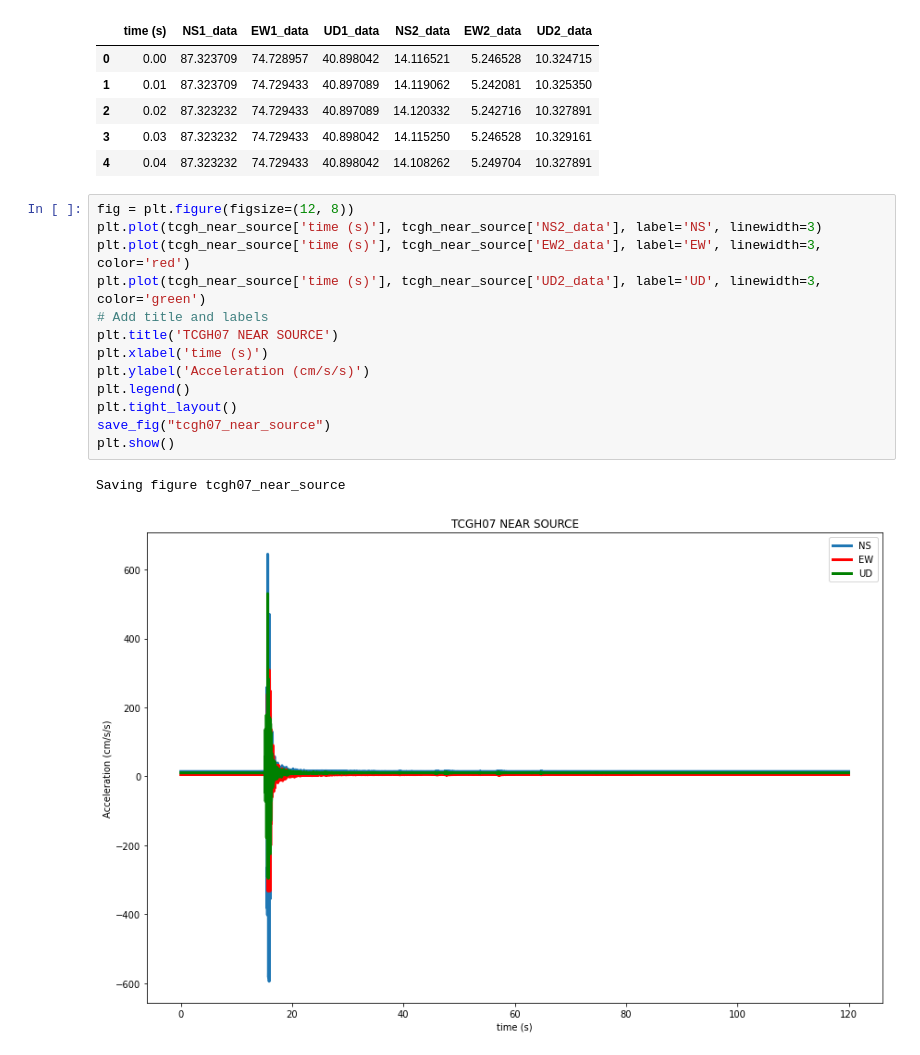
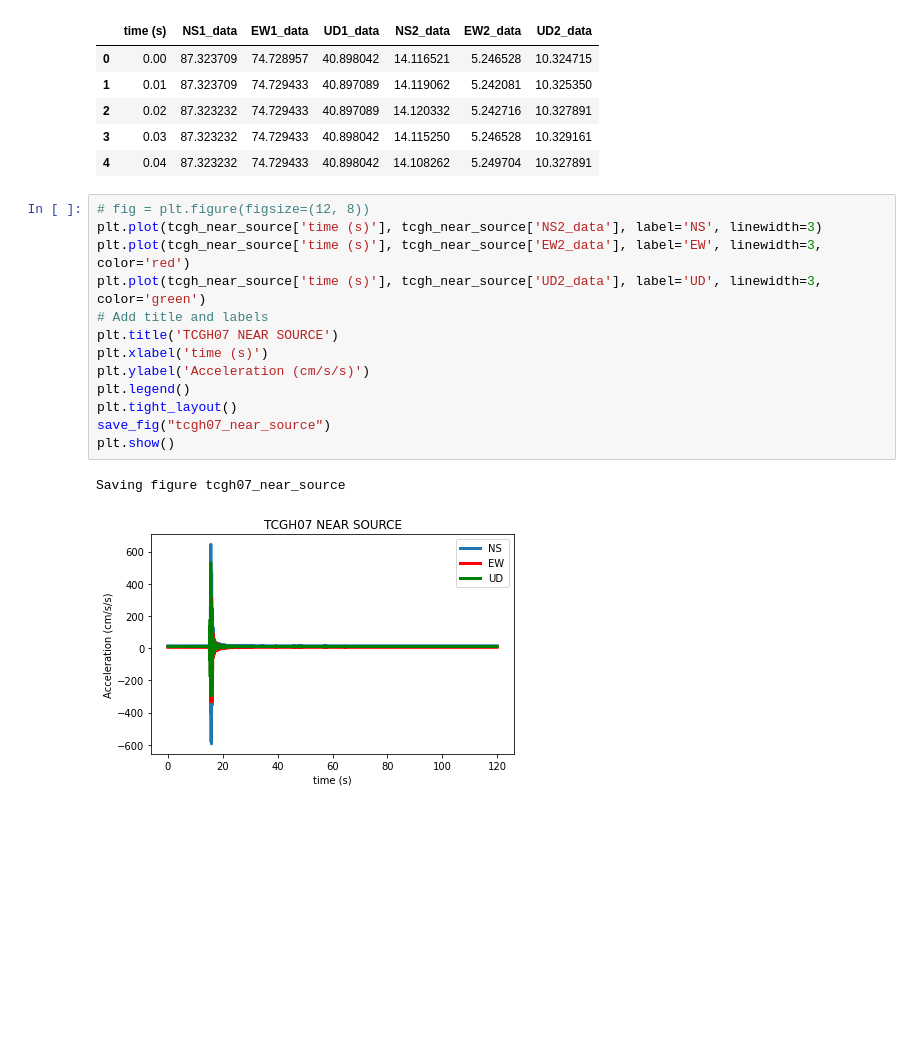
Before and after one commit to SaheedAde/earthquake_early_warning_system, a Jupyter notebook: kik_knet.ipynb, the cells around one changed output. Drawn from its saved outputs; the diff is of its cells as text; blank space fills up the shorter version.

```diff
--- a/kik_knet.ipynb
+++ b/kik_knet.ipynb
@@ -424,19 +424,19 @@ tcgh_near_source.head()
 | 3 | 0.03 | 87.323232 | 74.729433 | 40.898042 | 14.115250 | 5.246528 | 10.329161 |
 | 4 | 0.04 | 87.323232 | 74.729433 | 40.898042 | 14.108262 | 5.249704 | 10.327891 |
 # %%
-fig = plt.figure(figsize=(12, 8))
+# fig = plt.figure(figsize=(12, 8))
 plt.plot(tcgh_near_source['time (s)'], tcgh_near_source['NS2_data'], label='NS', linewidth=3)
 plt.plot(tcgh_near_source['time (s)'], tcgh_near_source['EW2_data'], label='EW', linewidth=3, color='red')
 plt.plot(tcgh_near_source['time (s)'], tcgh_near_source['UD2_data'], label='UD', linewidth=3, color='green')
 # Add title and labels
 plt.title('TCGH07 NEAR SOURCE')
 plt.xlabel('time (s)')
 plt.ylabel('Acceleration (cm/s/s)')
 plt.legend()
 plt.tight_layout()
 save_fig("tcgh07_near_source")
 plt.show()
 # %% [output]
 Saving figure tcgh07_near_source
-[figure, old version]
+[figure, new version]
 # %%
```
Also changed, not shown: parts of 8 cells of this notebook, 4 other files.
